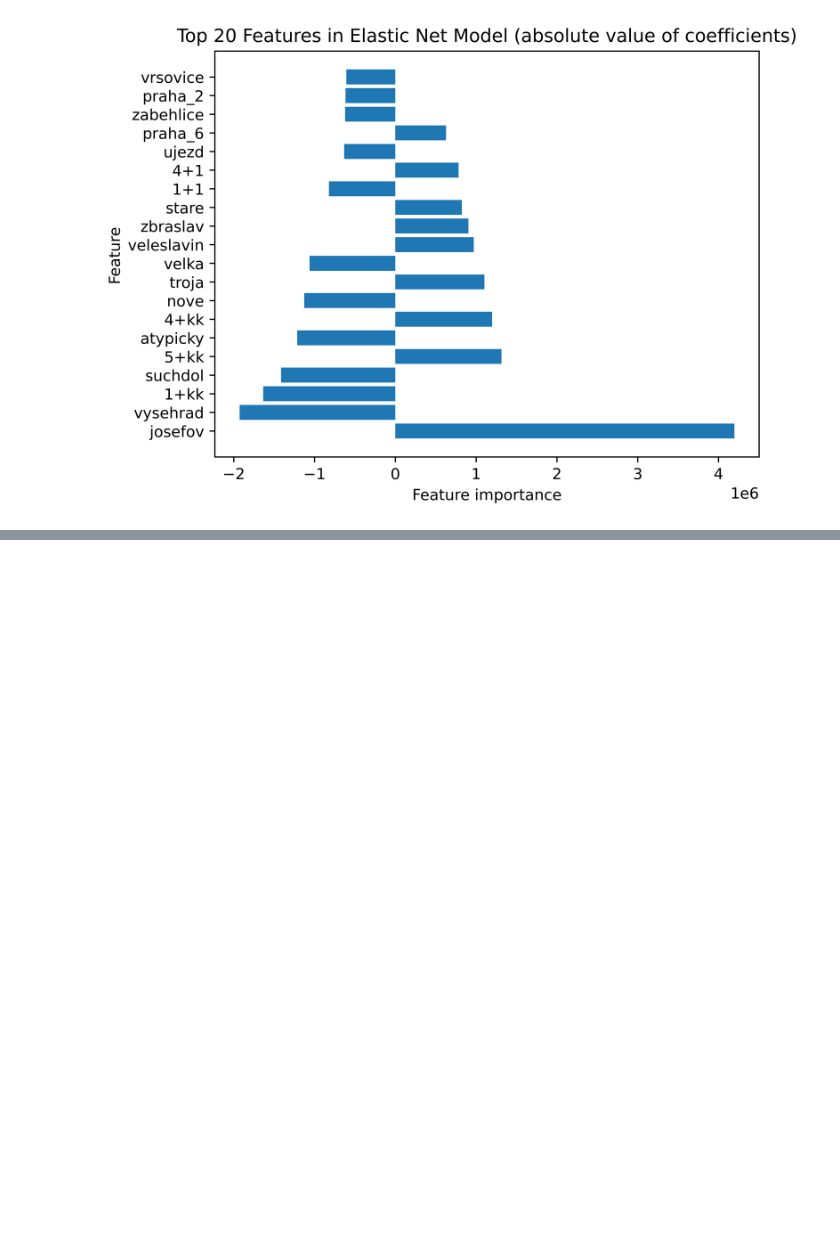
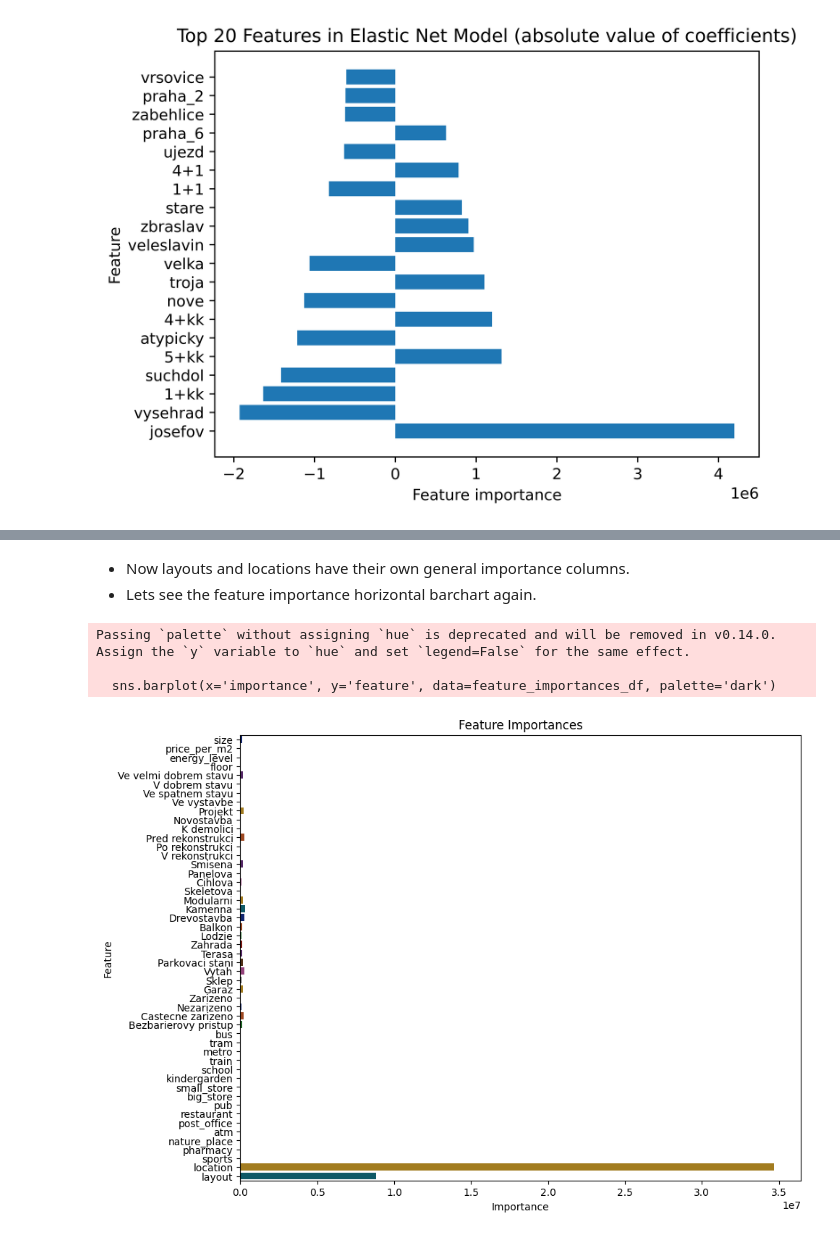
Before and after one commit to kvecko121/eZnalec_python_ML, a Jupyter notebook: eZnalec.ipynb, the cells around one changed output, grey strips where cells are left out. Cells and saved outputs as stored; diff of their text form; code cells hidden in the pictures; blank space fills up the shorter version.

Commit message:
feature importance abs

```diff
--- a/eZnalec.ipynb
+++ b/eZnalec.ipynb
@@ -163,0 +315,30 @@ Text(0.5, 1.0, 'Top 20 Features in Elastic Net Model (absolute value of coeffici
+# %%
+layouts = ['1+1',
+                '1+kk',
+                '2+1',
+                '2+kk',
+                '3+1',
+                '3+kk',
+                '4+1',
+                '4+kk',
+                '5+1',
+                '5+kk',
+                '6-a-vice',
+                'atypicky',]
+
+#identify the one-hot encoded layouts
+layout_features = [col for col in X.columns if col in layouts]
+
+#sum the importances of the one-hot encoded layout features
+layout_importance = feature_importances_df[feature_importances_df['feature'].isin(layout_features)]['importance'].sum()
+
+#exclude the one-hot encoded layout features from the DataFrame
+feature_importances_df = feature_importances_df[~feature_importances_df['feature'].isin(layout_features)]
+
+#create a new DataFrame for the new general layout importance
+layout_importance_df = pd.DataFrame({'feature': ['layout'], 'importance': [layout_importance]})
+
+#concatenate the new DataFrame with the original feature importances DataFrame
+feature_importances_df = pd.concat([feature_importances_df, layout_importance_df], ignore_index=True)
+
+feature_importances_df
@@ -163,0 +363,16 @@ Text(0.5, 1.0, 'Top 20 Features in Elastic Net Model (absolute value of coeffici
+# %% [markdown]
+- Now layouts and locations have their own general importance columns.
+- Lets see the feature importance horizontal barchart again.
+# %%
+plt.figure(figsize=(10, 8))
+sns.barplot(x='importance', y='feature', data=feature_importances_df, palette='dark')
+
+plt.title('Feature Importances')
+plt.xlabel('Importance')
+plt.ylabel('Feature')
+plt.show()
+# %% [output]
+Passing `palette` without assigning `hue` is deprecated and will be removed in v0.14.0. Assign the `y` variable to `hue` and set `legend=False` for the same effect.
+
+  sns.barplot(x='importance', y='feature', data=feature_importances_df, palette='dark')
+[figure, added]
```
Also changed, not shown: parts of 6 cells of this notebook.
